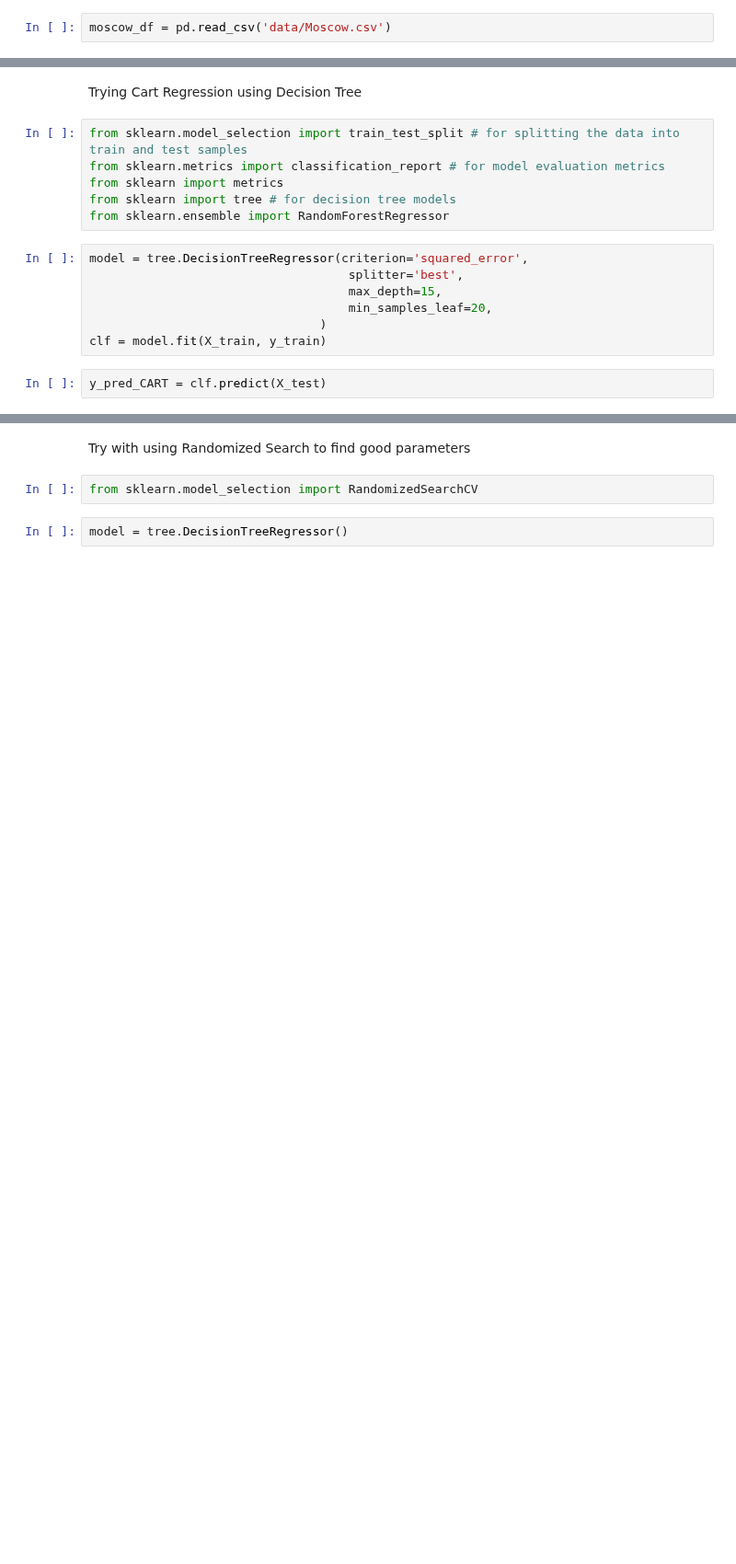
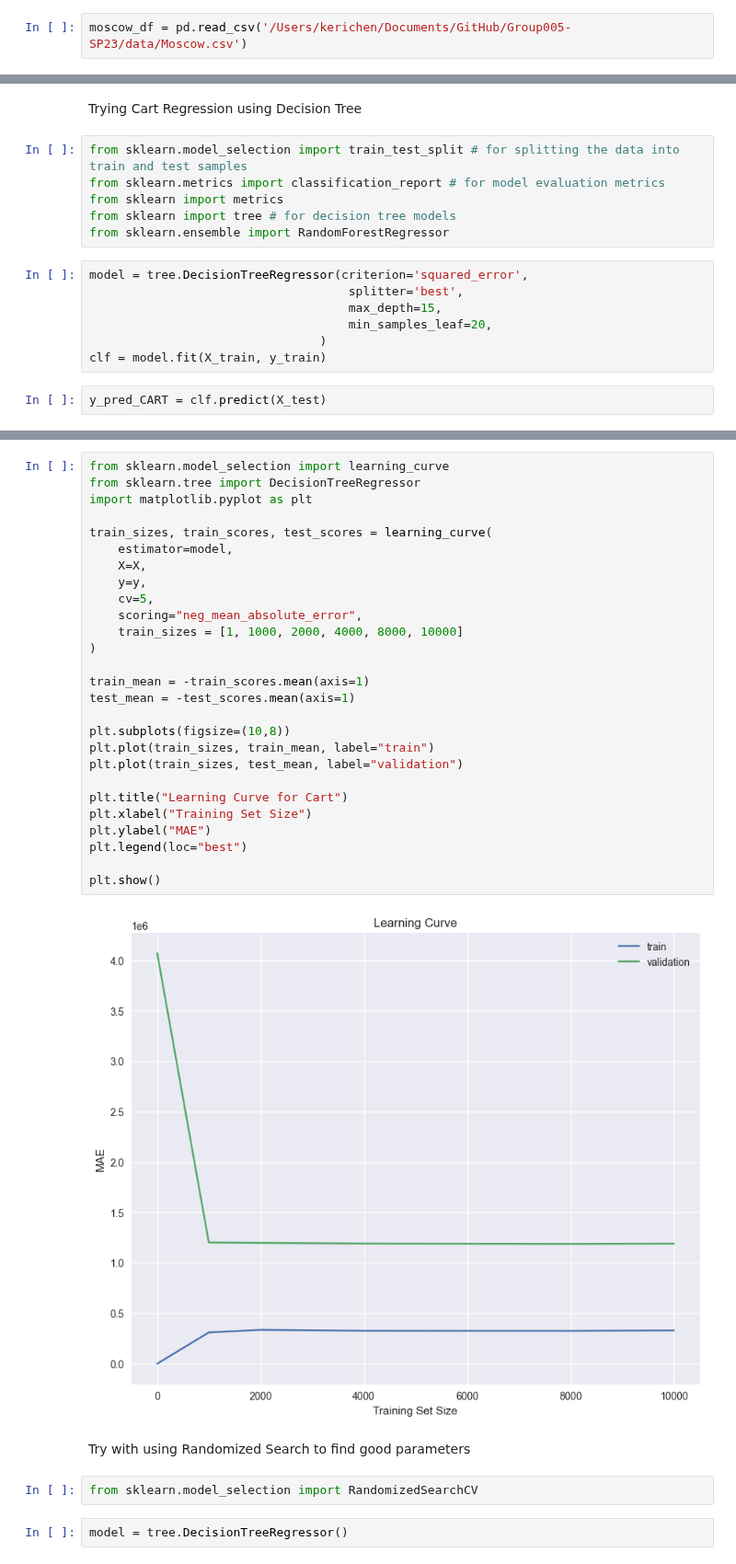
Before and after one commit to COGS118A/Group005-SP23, a Jupyter notebook: other-tests/DataModeling.ipynb, the cells around one changed output, grey strips where cells are left out. Shown at 92% size. Saved outputs shown, nothing was run; the diff lists cells and outputs as text; blank space fills up the shorter version.

Commit message:
learning curves for CART/Random Forest

```diff
--- a/other-tests/DataModeling.ipynb
+++ b/other-tests/DataModeling.ipynb
@@ -13,7 +13,7 @@ import seaborn as sns
 from sklearn import preprocessing
 from sklearn.model_selection import train_test_split # for splitting the data into train and test samples
 # %%
-moscow_df = pd.read_csv('data/Moscow.csv')
+moscow_df = pd.read_csv('/Users/kerichen/Documents/GitHub/Group005-SP23/data/Moscow.csv')
 # %%
 moscow_df.isnull().values.any()
 # %% [output]
@@ -148,3 +148,32 @@ metrics.mean_absolute_error(y_test,y_pred_CART)
+# %%
+from sklearn.model_selection import learning_curve
+from sklearn.tree import DecisionTreeRegressor
+import matplotlib.pyplot as plt
+
+train_sizes, train_scores, test_scores = learning_curve(
+    estimator=model,
+    X=X,
+    y=y,
+    cv=5,
+    scoring="neg_mean_absolute_error",
+    train_sizes = [1, 1000, 2000, 4000, 8000, 10000]
+)
+
+train_mean = -train_scores.mean(axis=1)
+test_mean = -test_scores.mean(axis=1)
+
+plt.subplots(figsize=(10,8))
+plt.plot(train_sizes, train_mean, label="train")
+plt.plot(train_sizes, test_mean, label="validation")
+
+plt.title("Learning Curve for Cart")
+plt.xlabel("Training Set Size")
+plt.ylabel("MAE")
+plt.legend(loc="best")
+
+plt.show()
+# %% [output]
+[figure, added]
 # %% [markdown]
 Try with using Randomized Search to find good parameters
 # %%
```
Also changed, not shown: parts of 4 cells of this notebook.
